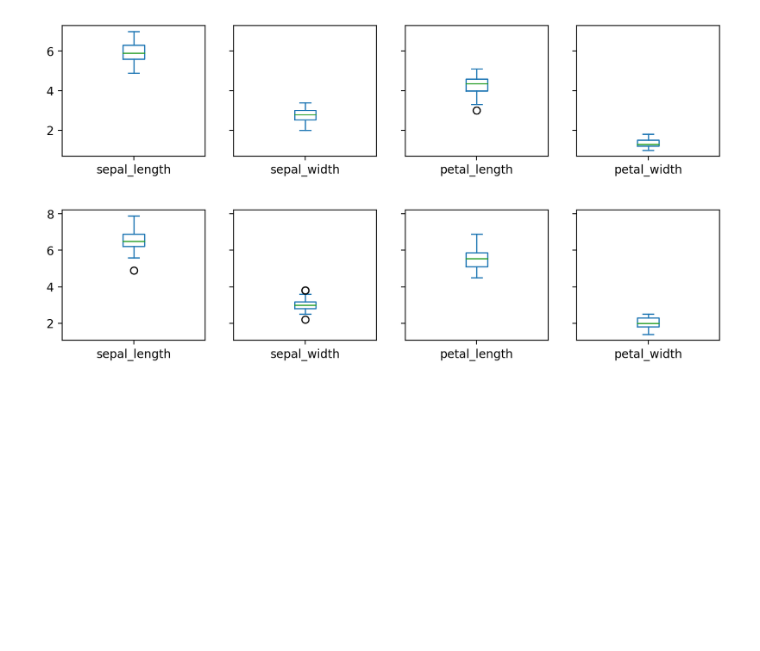
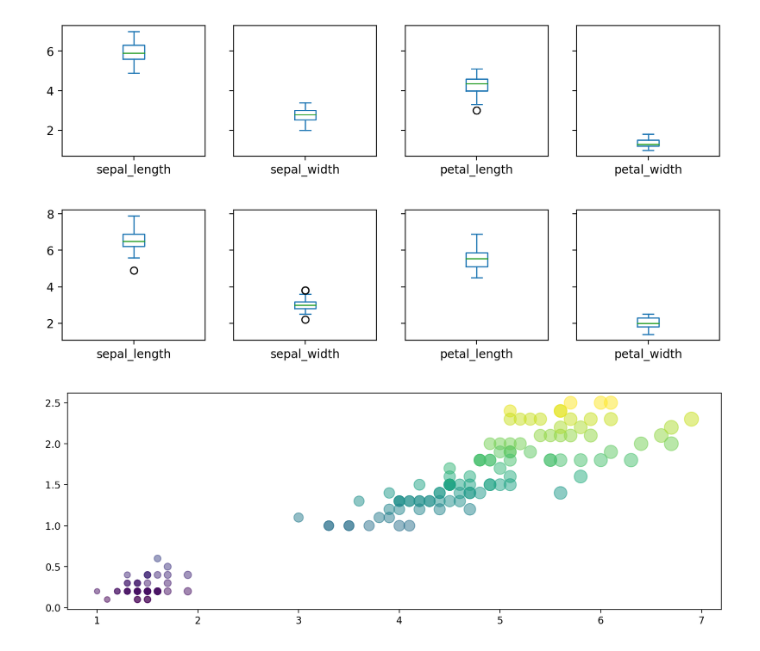
Before and after one commit to zardness/Sang, a Jupyter notebook: source/01_python/EX_0721.ipynb, the cells around one changed output. Drawn from its saved outputs; the diff is of its cells as text; code cells hidden in the pictures; blank space fills up the shorter version.

```diff
--- a/source/01_python/EX_0721.ipynb
+++ b/source/01_python/EX_0721.ipynb
@@ -112,3 +112,10 @@ plt.show()
 [figure]
 # %%
 plt.figure(figsize=(12,4))
+plt.scatter(iris.petal_length,iris.petal_width,
+           s=iris.petal_length*30,
+           c=iris.petal_width*20,
+           alpha=.5)
+plt.show()
+# %% [output]
+[figure, added]
```
Also changed, not shown: parts of 3 cells of this notebook, 2 other files.
